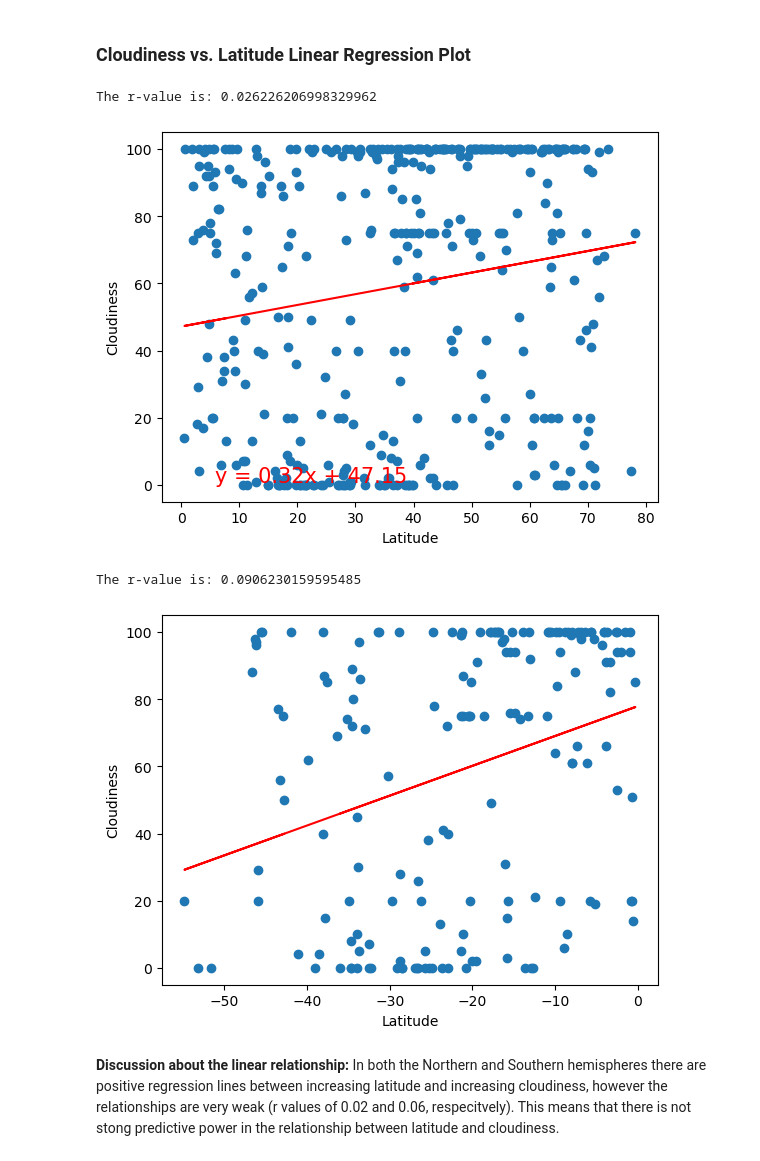
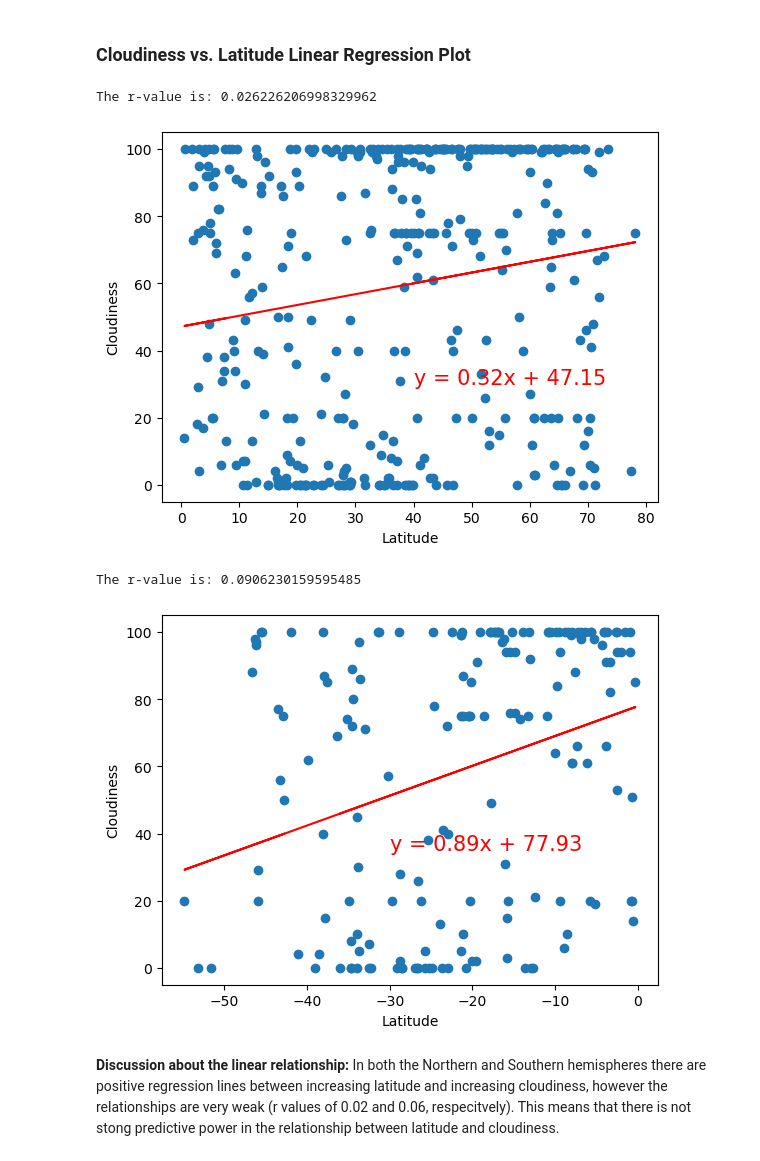
Before and after one commit to adampaganini/WeatherPy, a Jupyter notebook: WeatherPy.ipynb, the cells around one changed output. Saved outputs shown, nothing was run; the diff lists cells and outputs as text; code cells hidden in the pictures.

```diff
--- a/WeatherPy.ipynb
+++ b/WeatherPy.ipynb
@@ -264,13 +264,13 @@ plt.show()
 ## Requirement 2: Compute Linear Regression for Each Relationship
 # %%
 # Define a function to create Linear Regression plots
-def regress(x_values, y_values, title):
+def regress(x_values, y_values, title, coordinates):
     (slope, intercept, rvalue, pvalue, stderr) = linregress(x_values, y_values)
     regress_values = x_values * slope + intercept
     line_eq = "y = " + str(round(slope,2)) + "x + " + str(round(intercept,2))
     plt.scatter(x_values,y_values)
     plt.plot(x_values,regress_values,"r-")
-    plt.annotate(line_eq,(5.8,0.8),fontsize=15,color="red")
+    plt.annotate(line_eq,(coordinates),fontsize=15,color="red")
     plt.xlabel('Latitude')
     plt.ylabel(title)
     print(f'The r-value is: {rvalue**2}')
@@ -339,16 +339,16 @@ The r-value is: 0.15339018101601964
 ### Cloudiness vs. Latitude Linear Regression Plot
 # %%
 # Northern Hemisphere
-regress(northern_hemi_df['Lat'], northern_hemi_df['Cloudiness'], 'Cloudiness')
+regress(northern_hemi_df['Lat'], northern_hemi_df['Cloudiness'], 'Cloudiness', (40, 30))
 # %% [output]
 The r-value is: 0.026226206998329962
-[figure, old version]
+[figure, new version]
 # %%
 # Southern Hemisphere
-regress(southern_hemi_df['Lat'], southern_hemi_df['Cloudiness'], 'Cloudiness')
+regress(southern_hemi_df['Lat'], southern_hemi_df['Cloudiness'], 'Cloudiness',( -30, 35))
 # %% [output]
 The r-value is: 0.0906230159595485
-[figure, old version]
+[figure, new version]
 # %% [markdown]
 **Discussion about the linear relationship:** In both the Northern and Southern hemispheres there are positive regression lines between increasing latitude and increasing cloudiness, however the relationships are very weak (r values of 0.02 and 0.06, respecitvely).  This means that there is not stong predictive power in the relationship between latitude and cloudiness.
 # %% [markdown]
```
Also changed, not shown: parts of 7 cells of this notebook, 1 other file.
